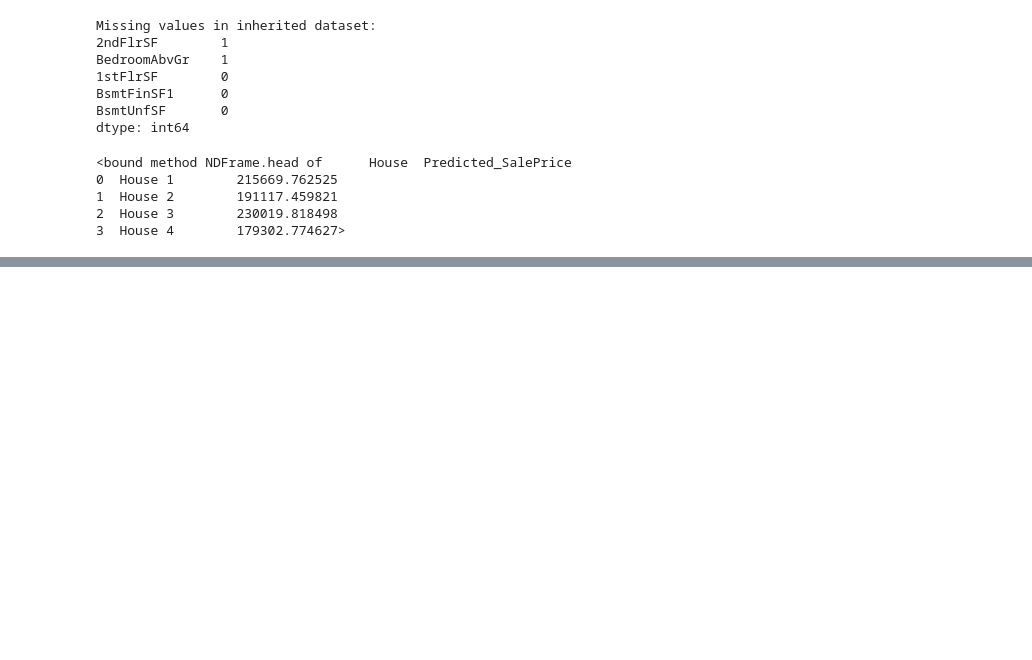
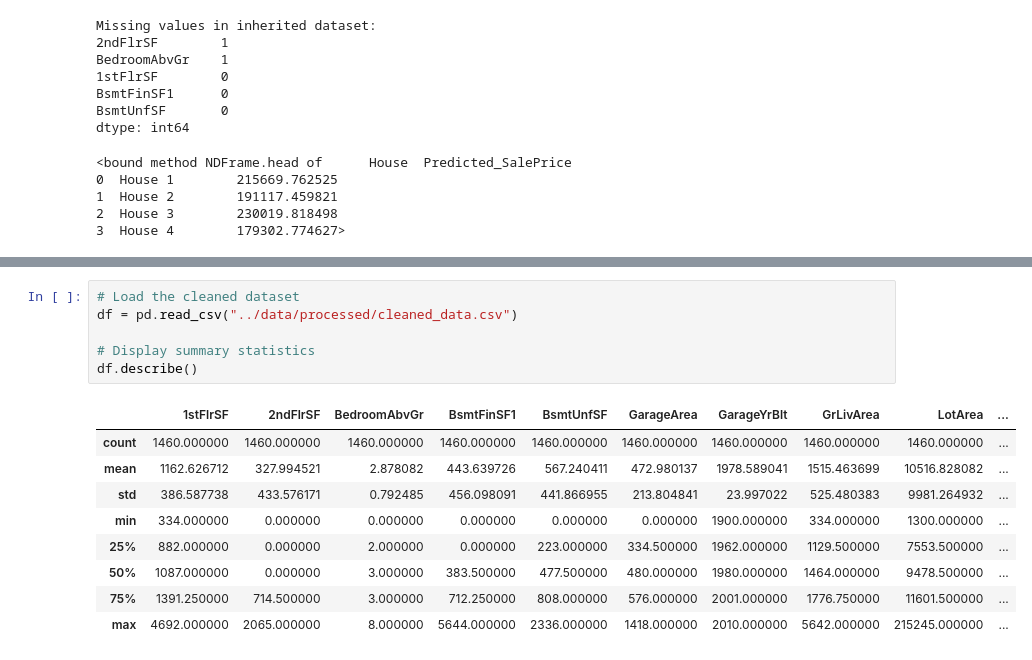
Before and after one commit to DeanA1985/HeritageHousingP5, a Jupyter notebook: jupyter_notebooks/HeritageHousing_DataCleaning.ipynb, the cells around one changed output, grey strips where cells are left out. Saved outputs shown, nothing was run; the diff lists cells and outputs as text; blank space fills up the shorter version.

Commit message:
Add exploratory review of cleaned datasetwith summary statistics

```diff
--- a/jupyter_notebooks/HeritageHousing_DataCleaning.ipynb
+++ b/jupyter_notebooks/HeritageHousing_DataCleaning.ipynb
@@ -577,0 +590,16 @@ dtype: int64
+# %%
+# Load the cleaned dataset
+df = pd.read_csv("../data/processed/cleaned_data.csv")
+
+# Display summary statistics
+df.describe()
+# %% [output]
+|  | 1stFlrSF | 2ndFlrSF | BedroomAbvGr | BsmtFinSF1 | BsmtUnfSF | GarageArea | GarageYrBlt | GrLivArea | LotArea | ... |
+| count | 1460.000000 | 1460.000000 | 1460.000000 | 1460.000000 | 1460.000000 | 1460.000000 | 1460.000000 | 1460.000000 | 1460.000000 | ... |
+| mean | 1162.626712 | 327.994521 | 2.878082 | 443.639726 | 567.240411 | 472.980137 | 1978.589041 | 1515.463699 | 10516.828082 | ... |
+| std | 386.587738 | 433.576171 | 0.792485 | 456.098091 | 441.866955 | 213.804841 | 23.997022 | 525.480383 | 9981.264932 | ... |
+| min | 334.000000 | 0.000000 | 0.000000 | 0.000000 | 0.000000 | 0.000000 | 1900.000000 | 334.000000 | 1300.000000 | ... |
+| 25% | 882.000000 | 0.000000 | 2.000000 | 0.000000 | 223.000000 | 334.500000 | 1962.000000 | 1129.500000 | 7553.500000 | ... |
+| 50% | 1087.000000 | 0.000000 | 3.000000 | 383.500000 | 477.500000 | 480.000000 | 1980.000000 | 1464.000000 | 9478.500000 | ... |
+| 75% | 1391.250000 | 714.500000 | 3.000000 | 712.250000 | 808.000000 | 576.000000 | 2001.000000 | 1776.750000 | 11601.500000 | ... |
+| max | 4692.000000 | 2065.000000 | 8.000000 | 5644.000000 | 2336.000000 | 1418.000000 | 2010.000000 | 5642.000000 | 215245.000000 | ... |
```
Also changed, not shown: parts of 1 cell of this notebook.
